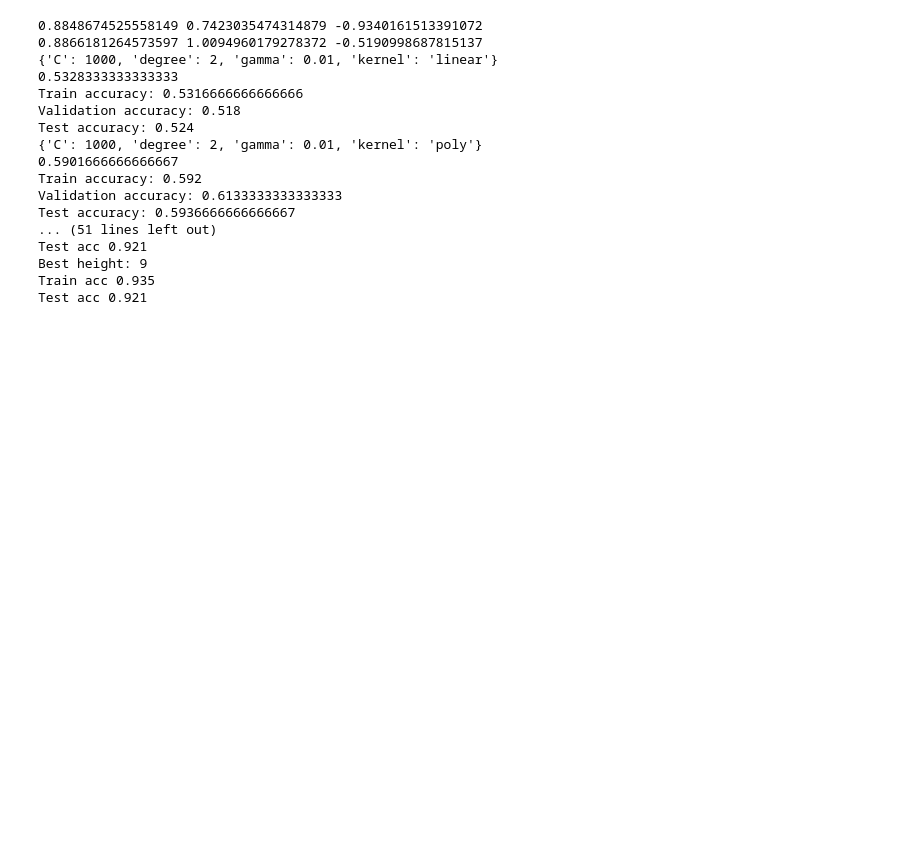
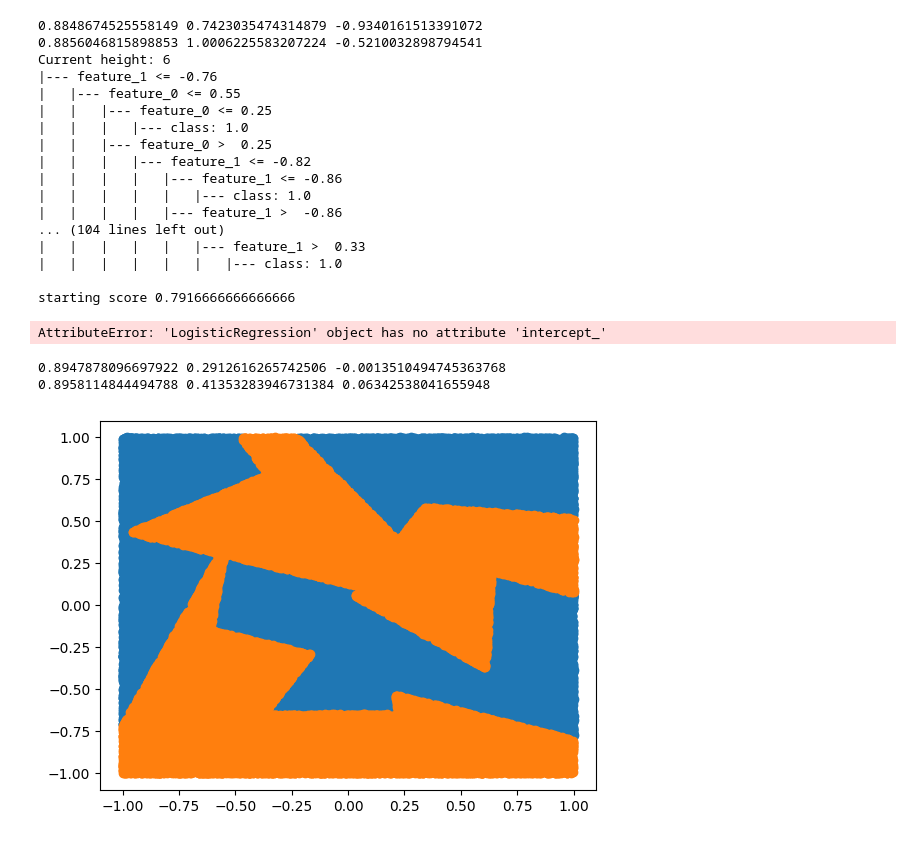
Before and after one commit to sooraj-srini/decision-tree-benchmarks, a Jupyter notebook: benchmarks.ipynb, the cells around one changed output. Drawn from its saved outputs; the diff is of its cells as text; code cells hidden in the pictures; blank space fills up the shorter version.

Commit message:
visualize

```diff
--- a/benchmarks.ipynb
+++ b/benchmarks.ipynb
@@ -31,7 +31,7 @@ for height in [2 ,3, 4]:
     for input_dim in [2, 3, 4]:
         for num_data in [6000, 20000, 100000]:
             for algo in algorithms:
-                num_data = 12000
+                # num_data = 12000
                 seed_set = 0
                 seeds = [1234]
                 for seed in seeds:
@@ -60,19 +60,40 @@ for height in [2 ,3, 4]:
                 model.train(train_data, train_data_labels, vali_data, vali_data_labels, test_data, test_data_labels, w_list_old=w_list_old, b_list_old=b_list_old)
 # %% [output]
 0.8848674525558149 0.7423035474314879 -0.9340161513391072
-0.8866181264573597 1.0094960179278372 -0.5190998687815137
-{'C': 1000, 'degree': 2, 'gamma': 0.01, 'kernel': 'linear'}
-0.5328333333333333
-Train accuracy: 0.5316666666666666
-Validation accuracy: 0.518
-Test accuracy: 0.524
-{'C': 1000, 'degree': 2, 'gamma': 0.01, 'kernel': 'poly'}
-0.5901666666666667
-Train accuracy: 0.592
-Validation accuracy: 0.6133333333333333
-Test accuracy: 0.5936666666666667
-... (51 lines left out)
-Test acc 0.921
-Best height: 9
-Train acc 0.935
-Test acc 0.921
+0.8856046815898853 1.0006225583207224 -0.5210032898794541
+Current height: 6
+|--- feature_1 <= -0.76
+|   |--- feature_0 <= 0.55
+|   |   |--- feature_0 <= 0.25
+|   |   |   |--- class: 1.0
+|   |   |--- feature_0 >  0.25
+|   |   |   |--- feature_1 <= -0.82
+|   |   |   |   |--- feature_1 <= -0.86
+|   |   |   |   |   |--- class: 1.0
+|   |   |   |   |--- feature_1 >  -0.86
+... (104 lines left out)
+|   |   |   |   |   |--- feature_1 >  0.33
+|   |   |   |   |   |   |--- class: 1.0
+
+starting score 0.7916666666666666
+AttributeError: 'LogisticRegression' object has no attribute 'intercept_'
+# %%
+import matplotlib.pyplot as plt
+def visualize(data_x, labels):
+    class_0 = data_x[labels == 0]
+    class_1 = data_x[labels == 1]
+
+    plt.scatter(class_0[:, 0], class_0[:, 1])
+    plt.scatter(class_1[:, 0], class_1[:, 1])
+    plt.show()
+# %%
+((data_x, labels), (w_list, b_list, vals), stats) = data_gen_decision_tree(
+                                                                dim=2, seed=24, num_levels=4,
+                                                                num_data=100000)
+# %% [output]
+0.8947878096697922 0.2912616265742506 -0.0013510494745363768
+0.8958114844494788 0.41353283946731384 0.06342538041655948
+# %%
+visualize(data_x, labels)
+# %% [output]
+[figure, added]
```
Also changed, not shown: parts of 3 cells of this notebook, 4 other files.
